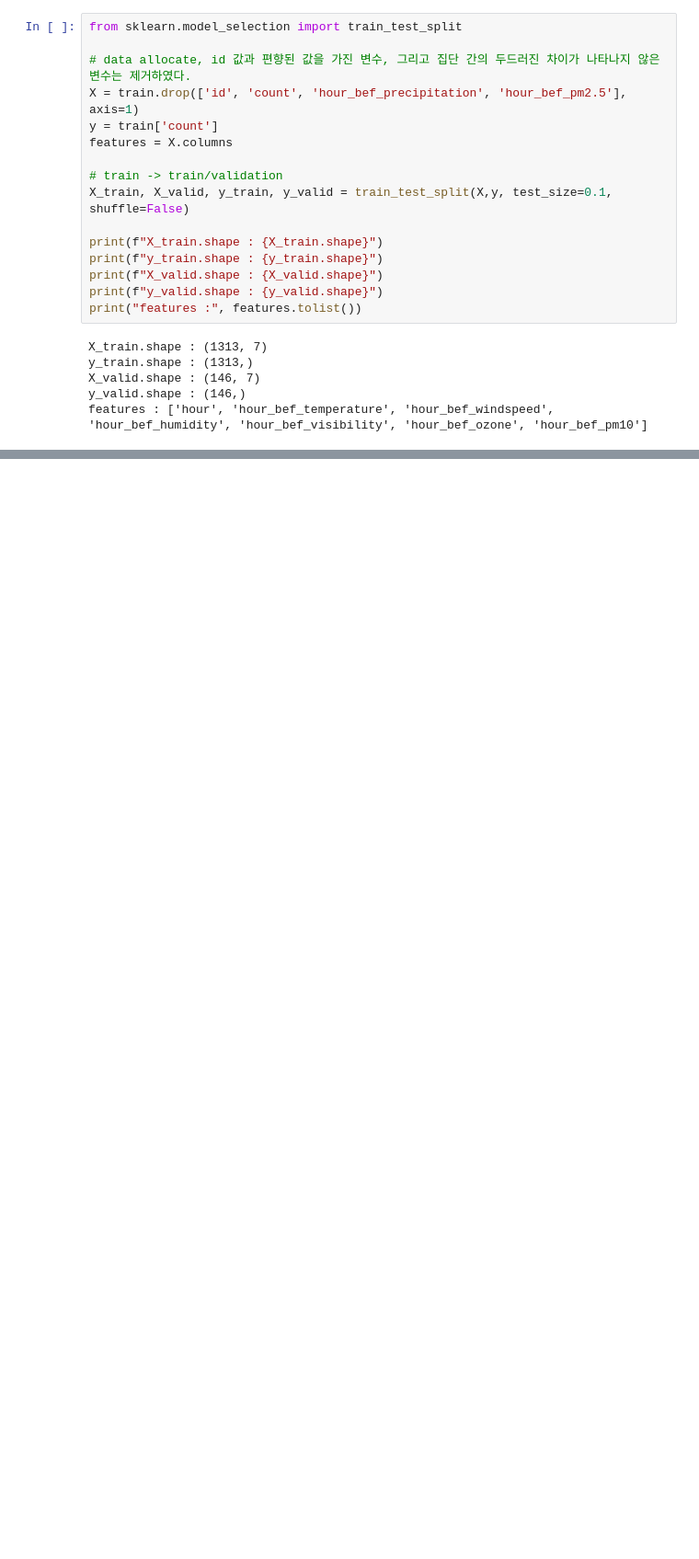
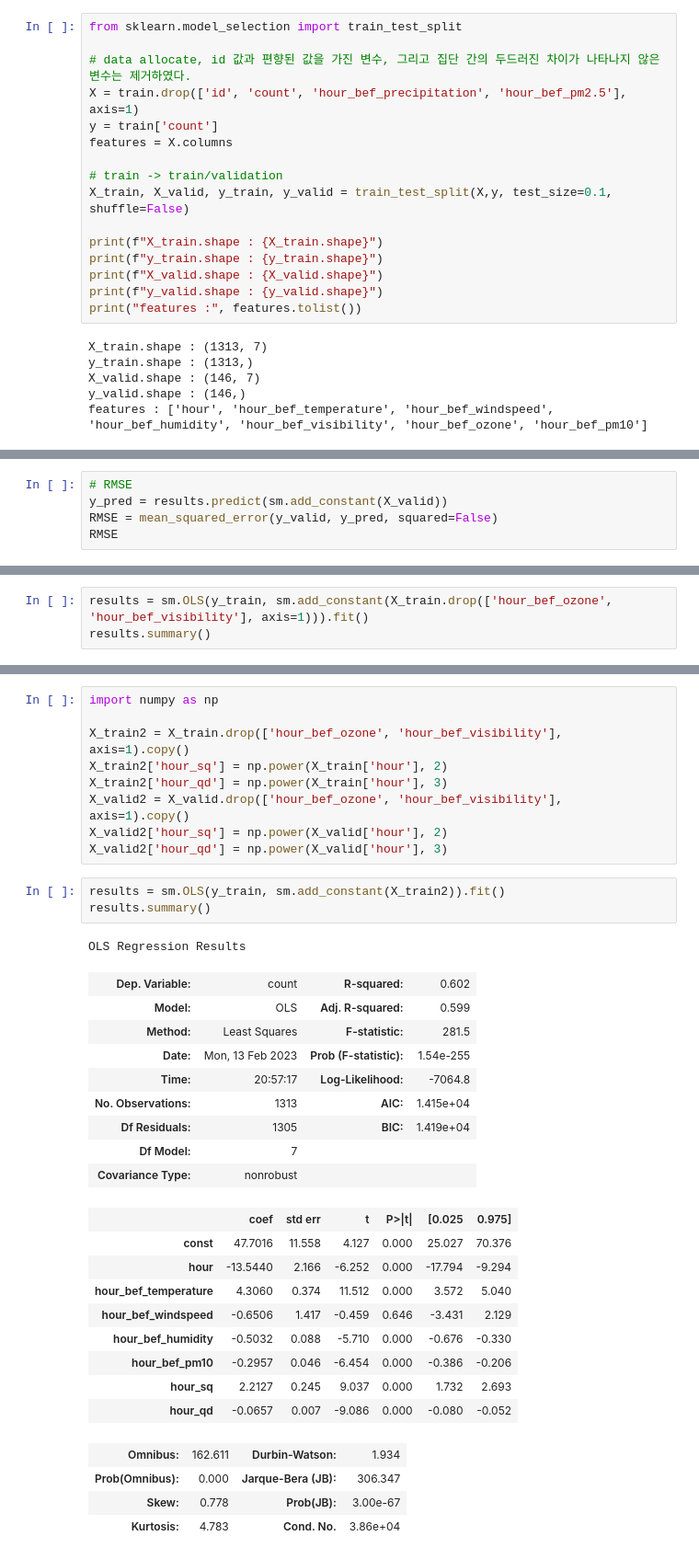
Before and after one commit to uowol/ML-projects, a Jupyter notebook: dacon/서울시_따릉이_대여량_예측/3.modeling.ipynb, the cells around one changed output, grey strips where cells are left out. Shown at 92% size. Saved outputs shown, nothing was run; the diff lists cells and outputs as text; blank space fills up the shorter version.

```diff
--- a/dacon/서울시_따릉이_대여량_예측/3.modeling.ipynb
+++ b/dacon/서울시_따릉이_대여량_예측/3.modeling.ipynb
@@ -41,0 +124,5 @@ features : ['hour', 'hour_bef_temperature', 'hour_bef_windspeed', 'hour_bef_humi
+# %%
+# RMSE
+y_pred = results.predict(sm.add_constant(X_valid))
+RMSE = mean_squared_error(y_valid, y_pred, squared=False)
+RMSE
@@ -41,0 +180,3 @@ features : ['hour', 'hour_bef_temperature', 'hour_bef_windspeed', 'hour_bef_humi
+# %%
+results = sm.OLS(y_train, sm.add_constant(X_train.drop(['hour_bef_ozone', 'hour_bef_visibility'], axis=1))).fit()
+results.summary()
@@ -41,0 +232,36 @@ features : ['hour', 'hour_bef_temperature', 'hour_bef_windspeed', 'hour_bef_humi
+# %%
+import numpy as np
+
+X_train2 = X_train.drop(['hour_bef_ozone', 'hour_bef_visibility'], axis=1).copy()
+X_train2['hour_sq'] = np.power(X_train['hour'], 2)
+X_train2['hour_qd'] = np.power(X_train['hour'], 3)
+X_valid2 = X_valid.drop(['hour_bef_ozone', 'hour_bef_visibility'], axis=1).copy()
+X_valid2['hour_sq'] = np.power(X_valid['hour'], 2)
+X_valid2['hour_qd'] = np.power(X_valid['hour'], 3)
+# %%
+results = sm.OLS(y_train, sm.add_constant(X_train2)).fit()
+results.summary()
+# %% [output]
+OLS Regression Results
+| Dep. Variable: | count | R-squared: | 0.602 |
+| Model: | OLS | Adj. R-squared: | 0.599 |
+| Method: | Least Squares | F-statistic: | 281.5 |
+| Date: | Mon, 13 Feb 2023 | Prob (F-statistic): | 1.54e-255 |
+| Time: | 20:57:17 | Log-Likelihood: | -7064.8 |
+| No. Observations: | 1313 | AIC: | 1.415e+04 |
+| Df Residuals: | 1305 | BIC: | 1.419e+04 |
+| Df Model: | 7 |  |  |
+| Covariance Type: | nonrobust |  |  |
+|  | coef | std err | t | P>|t| | [0.025 | 0.975] |
+| const | 47.7016 | 11.558 | 4.127 | 0.000 | 25.027 | 70.376 |
+| hour | -13.5440 | 2.166 | -6.252 | 0.000 | -17.794 | -9.294 |
+| hour_bef_temperature | 4.3060 | 0.374 | 11.512 | 0.000 | 3.572 | 5.040 |
+| hour_bef_windspeed | -0.6506 | 1.417 | -0.459 | 0.646 | -3.431 | 2.129 |
+| hour_bef_humidity | -0.5032 | 0.088 | -5.710 | 0.000 | -0.676 | -0.330 |
+| hour_bef_pm10 | -0.2957 | 0.046 | -6.454 | 0.000 | -0.386 | -0.206 |
+| hour_sq | 2.2127 | 0.245 | 9.037 | 0.000 | 1.732 | 2.693 |
+| hour_qd | -0.0657 | 0.007 | -9.086 | 0.000 | -0.080 | -0.052 |
+| Omnibus: | 162.611 | Durbin-Watson: | 1.934 |
+| Prob(Omnibus): | 0.000 | Jarque-Bera (JB): | 306.347 |
+| Skew: | 0.778 | Prob(JB): | 3.00e-67 |
+| Kurtosis: | 4.783 | Cond. No. | 3.86e+04 |
```
Also changed, not shown: parts of 39 cells of this notebook, 2 other files.
